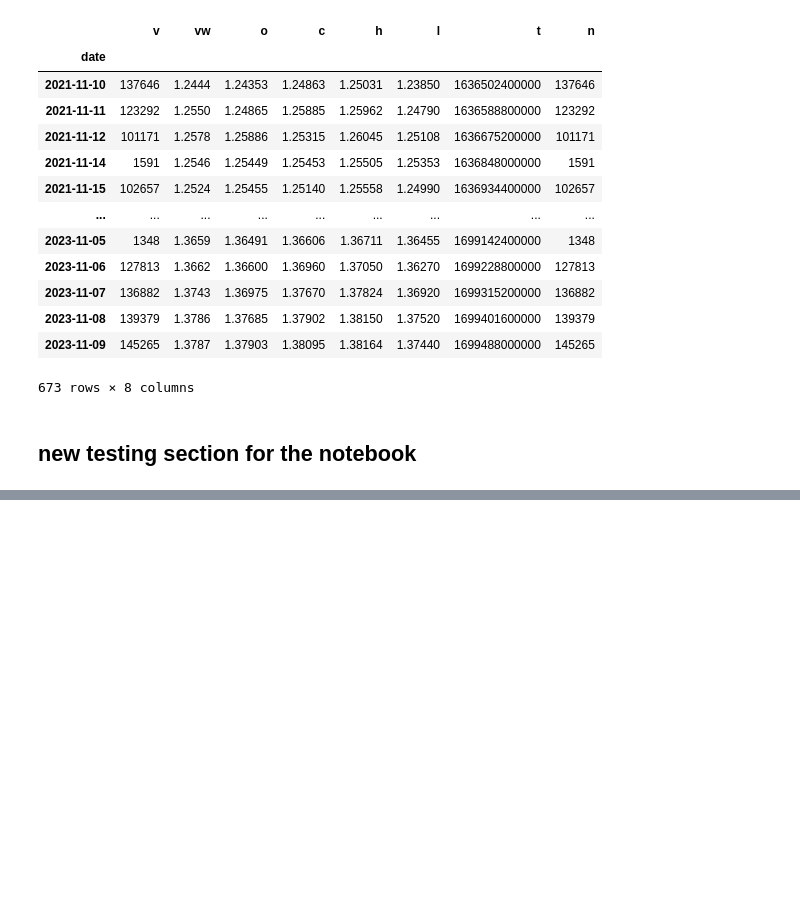
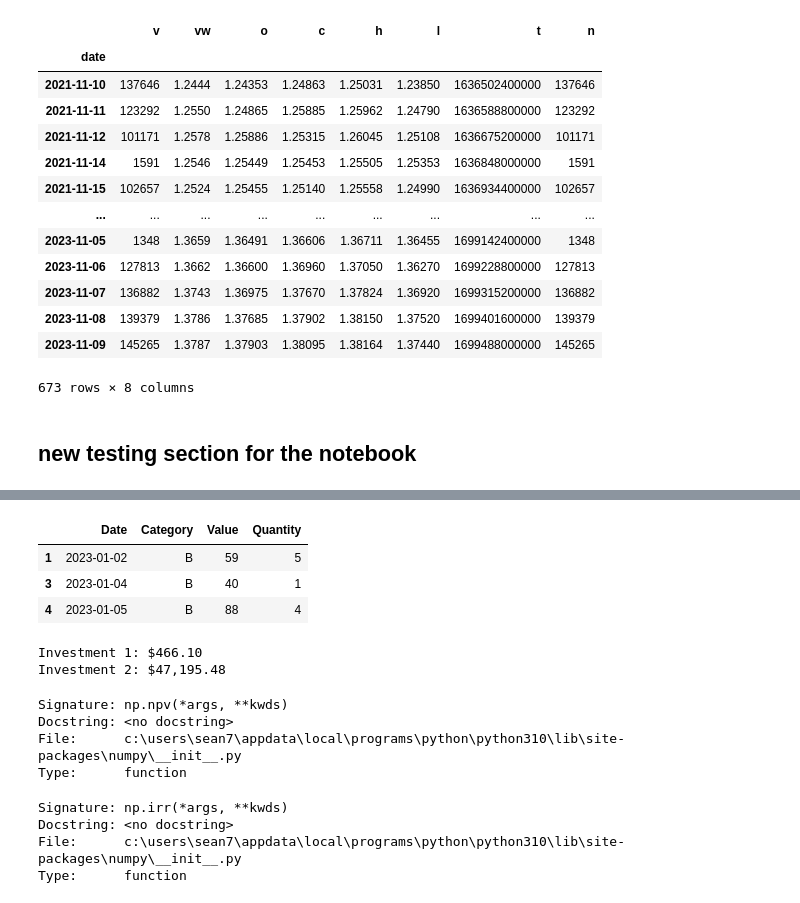
Before and after one commit to UFXtrendscalper/Dividend_Project, a Jupyter notebook: DIVIDEND DASHBOARD/testing_notebook.ipynb, the cells around one changed output, grey strips where cells are left out. Cells and saved outputs as stored; diff of their text form; code cells hidden in the pictures; blank space fills up the shorter version.

```diff
--- a/DIVIDEND DASHBOARD/testing_notebook.ipynb
+++ b/DIVIDEND DASHBOARD/testing_notebook.ipynb
@@ -178,0 +213,8 @@ I3RTEm6vso7yOXBhGcYSidwUhRHaSgWy
+# %%
+subset = df.query('Category == "B"')
+subset
+# %% [output]
+|  | Date | Category | Value | Quantity |
+| 1 | 2023-01-02 | B | 59 | 5 |
+| 3 | 2023-01-04 | B | 40 | 1 |
+| 4 | 2023-01-05 | B | 88 | 4 |
@@ -178,0 +225,19 @@ I3RTEm6vso7yOXBhGcYSidwUhRHaSgWy
+# %%
+import math
+# Predefined variables
+initial_investment = 100
+growth_periods = 20
+growth_rate = 0.08
+
+# Calculate the value for the investment compounded once per year
+compound_periods_1 = 1
+investment_1 = initial_investment * math.pow((1 + growth_rate), (compound_periods_1 * growth_periods))
+print(f"Investment 1: ${investment_1:,.2f}")
+
+# Calculate the value for the investment compounded quarterly
+compound_periods_2 = 4
+investment_2 = initial_investment * math.pow((1 + growth_rate), (compound_periods_2 * growth_periods))
+print(f"Investment 2: ${investment_2:,.2f}")
+# %% [output]
+Investment 1: $466.10
+Investment 2: $47,195.48
@@ -178,0 +246,14 @@ I3RTEm6vso7yOXBhGcYSidwUhRHaSgWy
+# %%
+np.npv?
+# %% [output]
+Signature: np.npv(*args, **kwds)
+Docstring: <no docstring>
+File:      c:\users\sean7\appdata\local\programs\python\python310\lib\site-packages\numpy\__init__.py
+Type:      function
+# %%
+np.irr()
+# %% [output]
+Signature: np.irr(*args, **kwds)
+Docstring: <no docstring>
+File:      c:\users\sean7\appdata\local\programs\python\python310\lib\site-packages\numpy\__init__.py
+Type:      function
```
Also changed, not shown: parts of 26 cells of this notebook, 4 other files.
